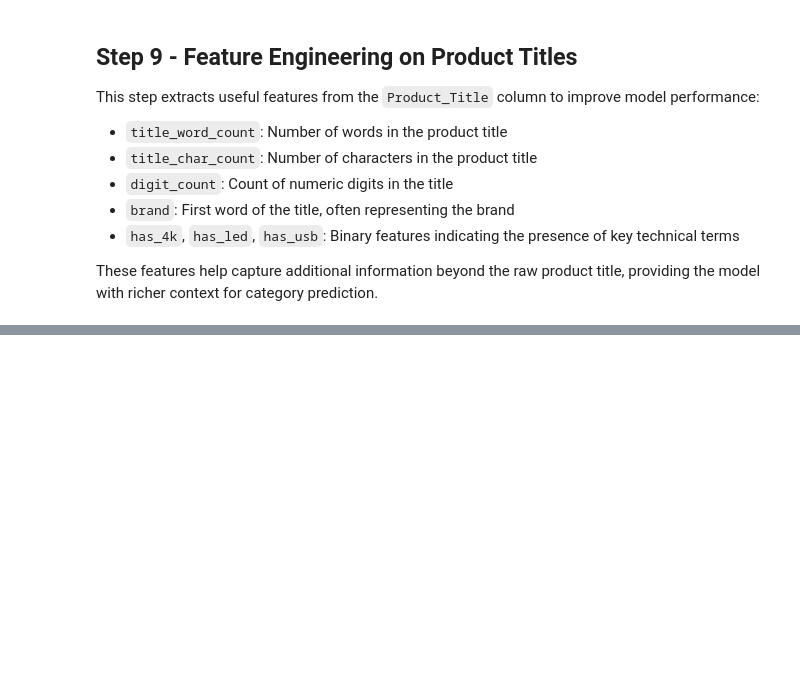
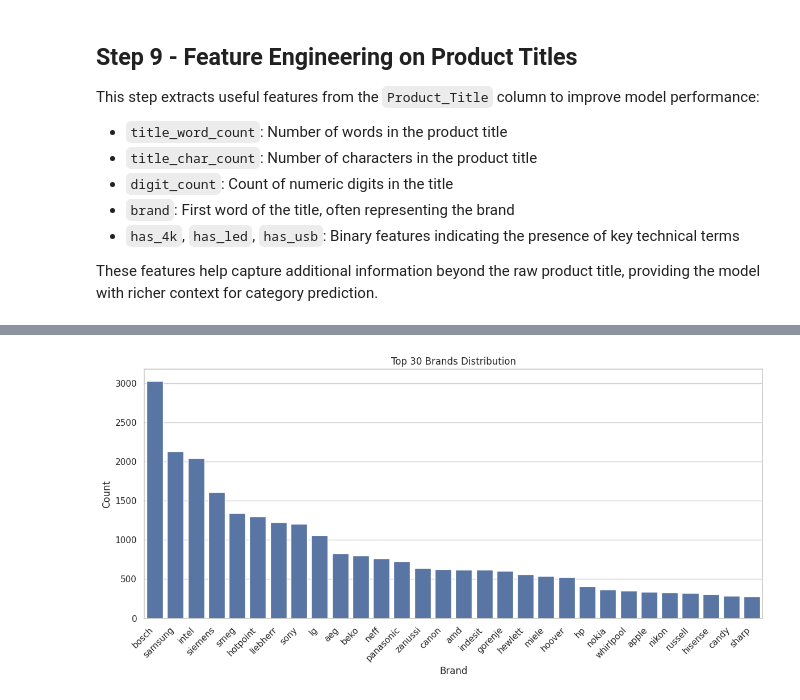
Before and after one commit to migo2555/ml-product-category-prediction-based-on-title-, a Jupyter notebook: notebook/product_category_prediction.ipynb, the cells around one changed output, grey strips where cells are left out. Cells and saved outputs as stored; diff of their text form; code cells hidden in the pictures; blank space fills up the shorter version.

```diff
--- a/notebook/product_category_prediction.ipynb
+++ b/notebook/product_category_prediction.ipynb
@@ -397,0 +428,22 @@ Dataset with key engineered features:
+# %%
+import seaborn as sns
+import matplotlib.pyplot as plt
+
+# Top 30 brands distribution
+top_brands = df['brand'].value_counts().nlargest(30).index
+
+plt.figure(figsize=(12, 6))
+sns.countplot(
+    data=df[df['brand'].isin(top_brands)],
+    x='brand',
+    order=top_brands
+)
+
+plt.xticks(rotation=45, ha='right')
+plt.title("Top 30 Brands Distribution")
+plt.xlabel("Brand")
+plt.ylabel("Count")
+plt.tight_layout()
+plt.show()
+# %% [output]
+[figure, added]
```
Also changed, not shown: parts of 12 cells of this notebook.
